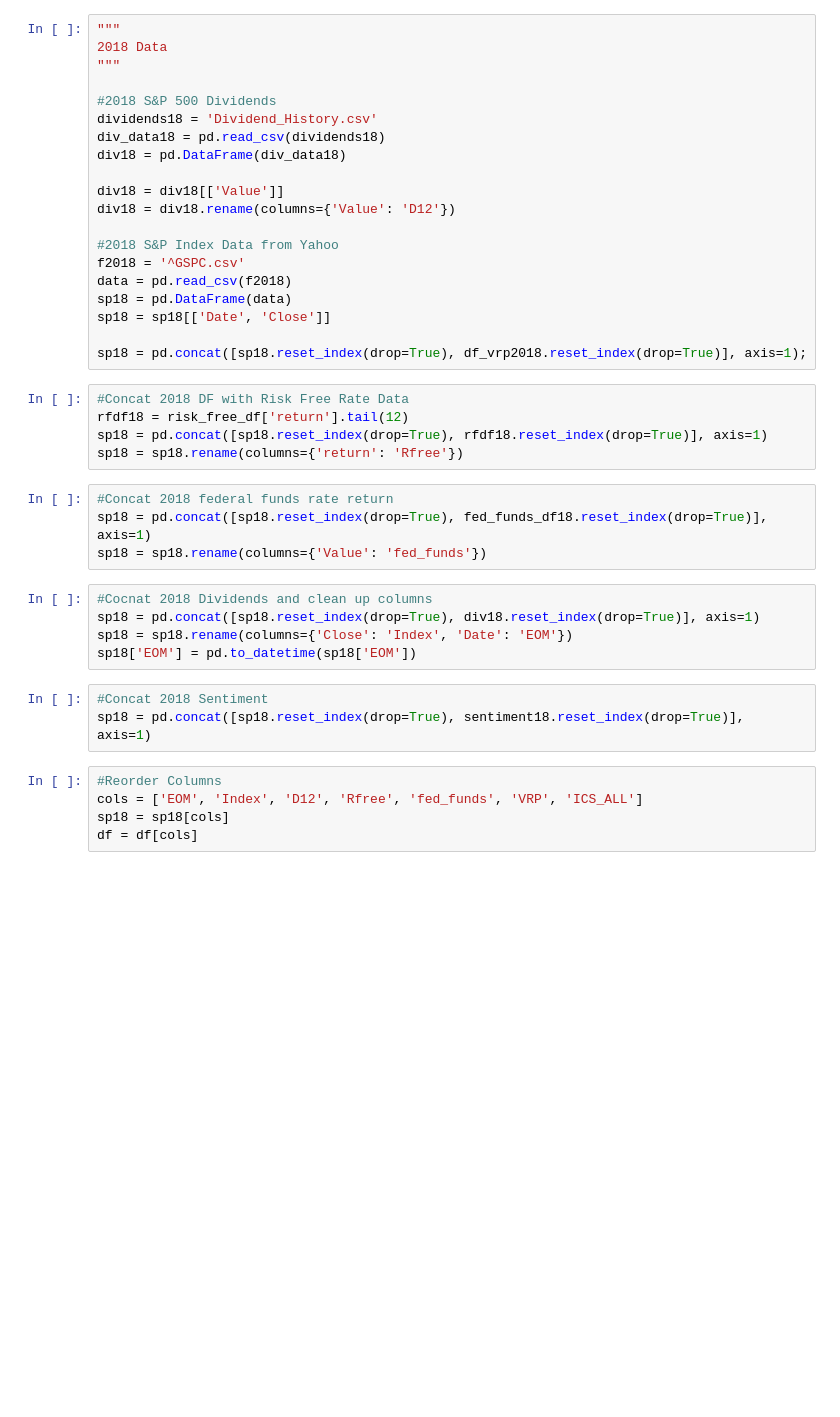
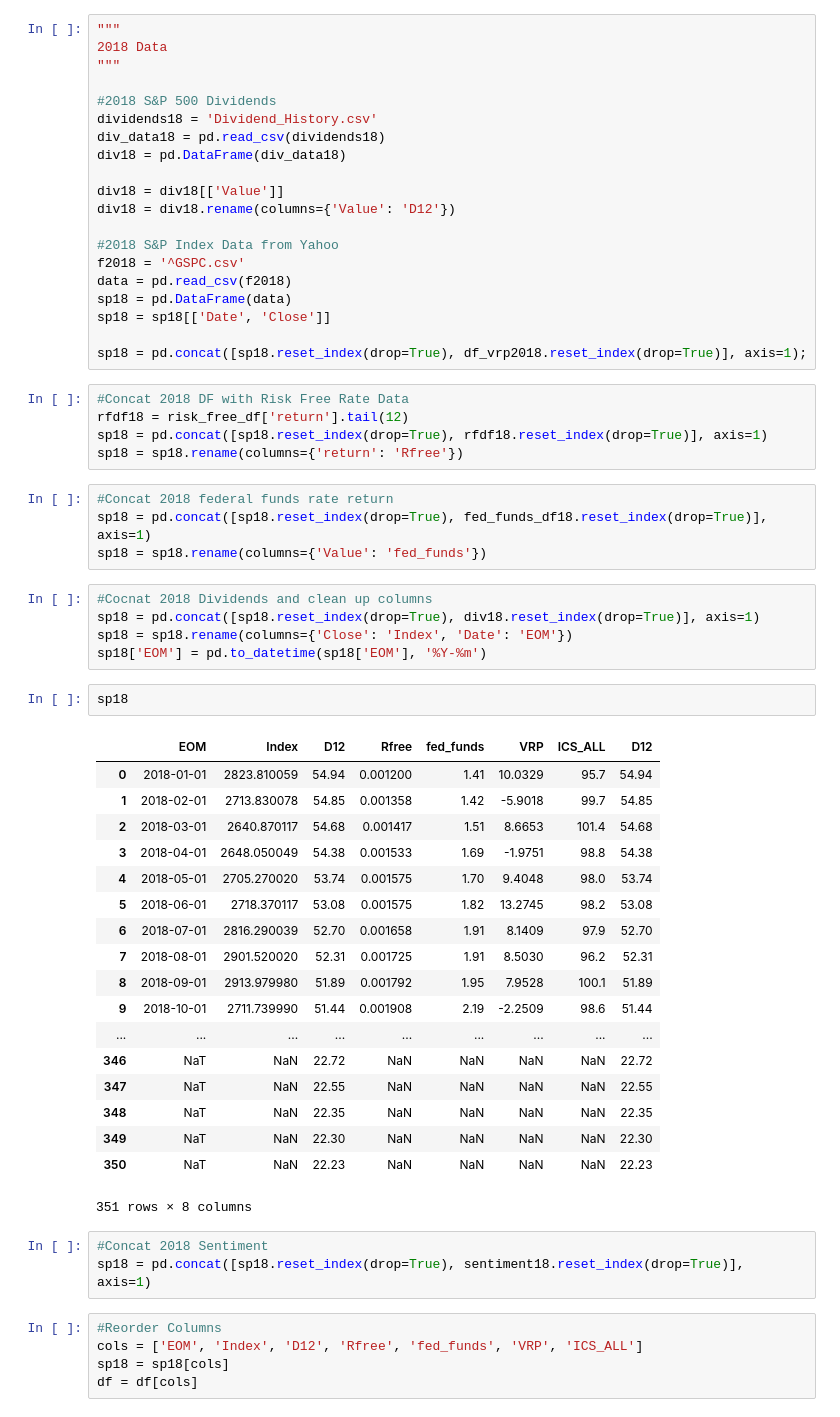
Before and after one commit to maks-p/momentum_sentiment_FINAL, a Jupyter notebook: DataScrub.ipynb, the cells around one changed output. Drawn from its saved outputs; the diff is of its cells as text; blank space fills up the shorter version.

Commit message:
Updated Test Column

```diff
--- a/DataScrub.ipynb
+++ b/DataScrub.ipynb
@@ -173,7 +173,28 @@ sp18 = sp18.rename(columns={'Value': 'fed_funds'})
 #Cocnat 2018 Dividends and clean up columns
 sp18 = pd.concat([sp18.reset_index(drop=True), div18.reset_index(drop=True)], axis=1)
 sp18 = sp18.rename(columns={'Close': 'Index', 'Date': 'EOM'})
-sp18['EOM'] = pd.to_datetime(sp18['EOM'])
+sp18['EOM'] = pd.to_datetime(sp18['EOM'], '%Y-%m')
+# %%
+sp18
+# %% [output]
+|  | EOM | Index | D12 | Rfree | fed_funds | VRP | ICS_ALL | D12 |
+| 0 | 2018-01-01 | 2823.810059 | 54.94 | 0.001200 | 1.41 | 10.0329 | 95.7 | 54.94 |
+| 1 | 2018-02-01 | 2713.830078 | 54.85 | 0.001358 | 1.42 | -5.9018 | 99.7 | 54.85 |
+| 2 | 2018-03-01 | 2640.870117 | 54.68 | 0.001417 | 1.51 | 8.6653 | 101.4 | 54.68 |
+| 3 | 2018-04-01 | 2648.050049 | 54.38 | 0.001533 | 1.69 | -1.9751 | 98.8 | 54.38 |
+| 4 | 2018-05-01 | 2705.270020 | 53.74 | 0.001575 | 1.70 | 9.4048 | 98.0 | 53.74 |
+| 5 | 2018-06-01 | 2718.370117 | 53.08 | 0.001575 | 1.82 | 13.2745 | 98.2 | 53.08 |
+| 6 | 2018-07-01 | 2816.290039 | 52.70 | 0.001658 | 1.91 | 8.1409 | 97.9 | 52.70 |
+| 7 | 2018-08-01 | 2901.520020 | 52.31 | 0.001725 | 1.91 | 8.5030 | 96.2 | 52.31 |
+| 8 | 2018-09-01 | 2913.979980 | 51.89 | 0.001792 | 1.95 | 7.9528 | 100.1 | 51.89 |
+| 9 | 2018-10-01 | 2711.739990 | 51.44 | 0.001908 | 2.19 | -2.2509 | 98.6 | 51.44 |
+| ... | ... | ... | ... | ... | ... | ... | ... | ... |
+| 346 | NaT | NaN | 22.72 | NaN | NaN | NaN | NaN | 22.72 |
+| 347 | NaT | NaN | 22.55 | NaN | NaN | NaN | NaN | 22.55 |
+| 348 | NaT | NaN | 22.35 | NaN | NaN | NaN | NaN | 22.35 |
+| 349 | NaT | NaN | 22.30 | NaN | NaN | NaN | NaN | 22.30 |
+| 350 | NaT | NaN | 22.23 | NaN | NaN | NaN | NaN | 22.23 |
+351 rows × 8 columns
 # %%
 #Concat 2018 Sentiment
 sp18 = pd.concat([sp18.reset_index(drop=True), sentiment18.reset_index(drop=True)], axis=1)
```
Also changed, not shown: 1 other file.
